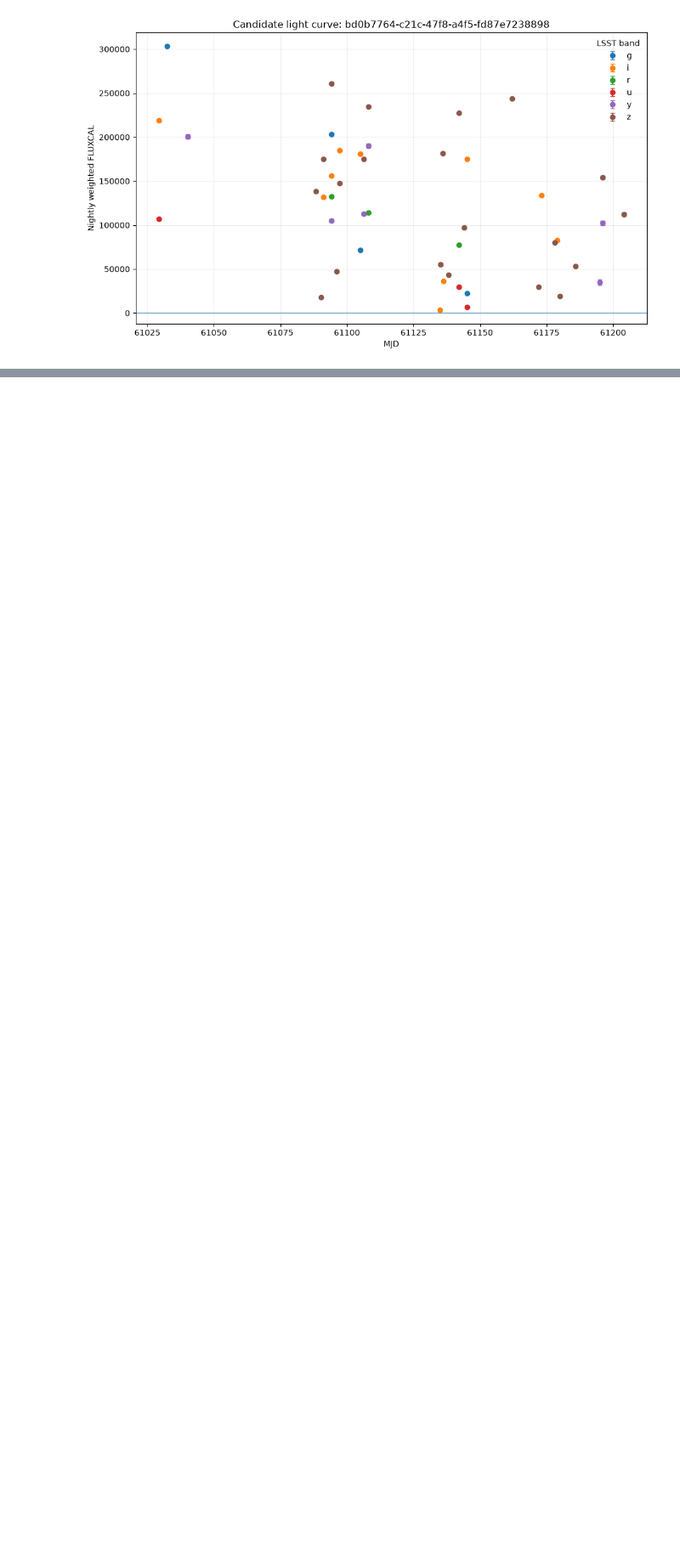
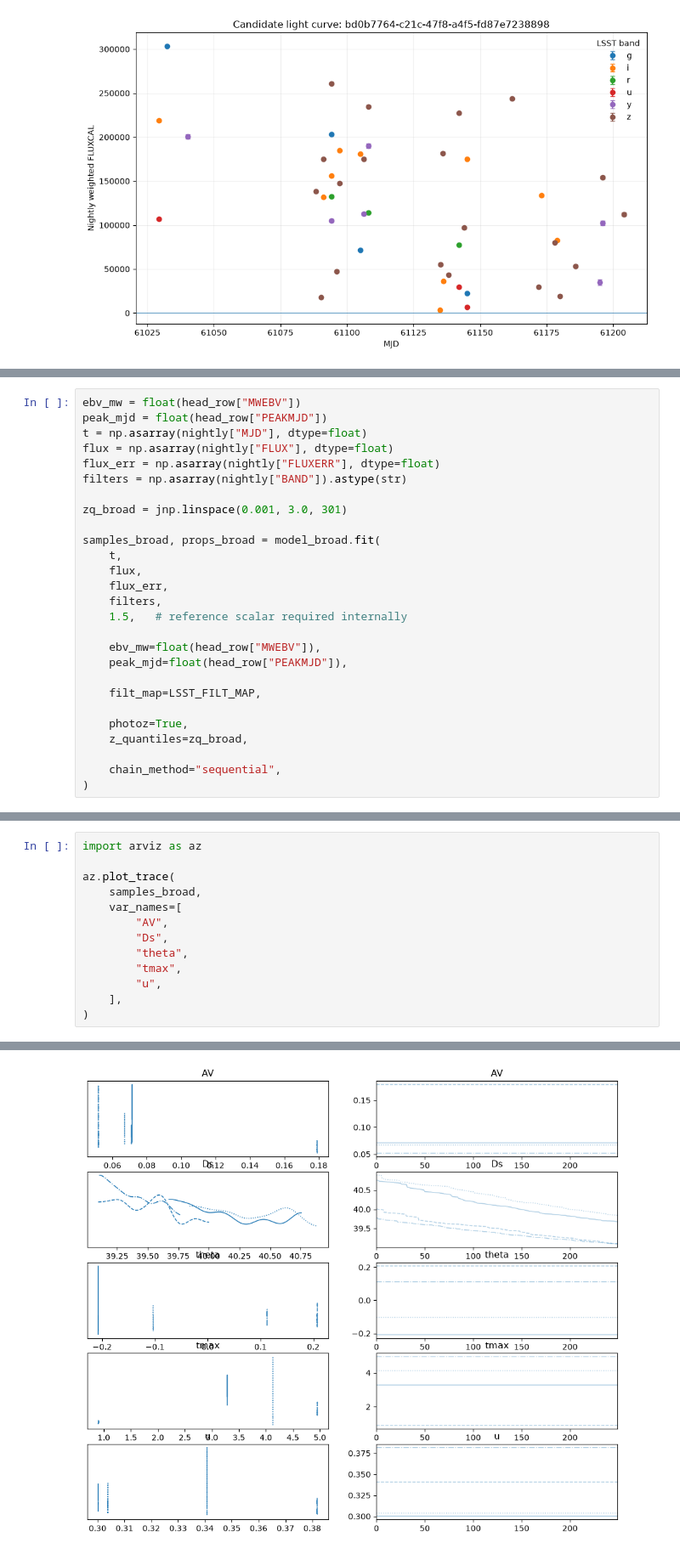
Before and after one commit to jennake/bayesn-lsst-project, a Jupyter notebook: notebooks/alert_fits.ipynb, the cells around one changed output, grey strips where cells are left out. Shown at 85% size. Drawn from its saved outputs; the diff is of its cells as text; blank space fills up the shorter version.

```diff
--- a/notebooks/alert_fits.ipynb
+++ b/notebooks/alert_fits.ipynb
@@ -867,0 +973,27 @@ N_POS=29, N_POS_NIGHTS=23, N_POS_BANDS=4, PEAK_SNR=797.9, AMPLITUDE=105205.0
+# %%
+ebv_mw = float(head_row["MWEBV"])
+peak_mjd = float(head_row["PEAKMJD"])
+t = np.asarray(nightly["MJD"], dtype=float)
+flux = np.asarray(nightly["FLUX"], dtype=float)
+flux_err = np.asarray(nightly["FLUXERR"], dtype=float)
+filters = np.asarray(nightly["BAND"]).astype(str)
+
+zq_broad = jnp.linspace(0.001, 3.0, 301)
+
+samples_broad, props_broad = model_broad.fit(
+    t,
+    flux,
+    flux_err,
+    filters,
+    1.5,   # reference scalar required internally
+
+    ebv_mw=float(head_row["MWEBV"]),
+    peak_mjd=float(head_row["PEAKMJD"]),
+
+    filt_map=LSST_FILT_MAP,
+
+    photoz=True,
+    z_quantiles=zq_broad,
+
+    chain_method="sequential",
+)
@@ -867,0 +1133,14 @@ N_POS=29, N_POS_NIGHTS=23, N_POS_BANDS=4, PEAK_SNR=797.9, AMPLITUDE=105205.0
+# %%
+import arviz as az
+
+az.plot_trace(
+    samples_broad,
+    var_names=[
+        "AV",
+        "Ds",
+        "theta",
+        "tmax",
+        "u",
+    ],
+)
+# %% [output]
@@ -867,0 +1155 @@ N_POS=29, N_POS_NIGHTS=23, N_POS_BANDS=4, PEAK_SNR=797.9, AMPLITUDE=105205.0
+[figure, added]
```
Also changed, not shown: parts of 35 cells of this notebook, 1 other file.
